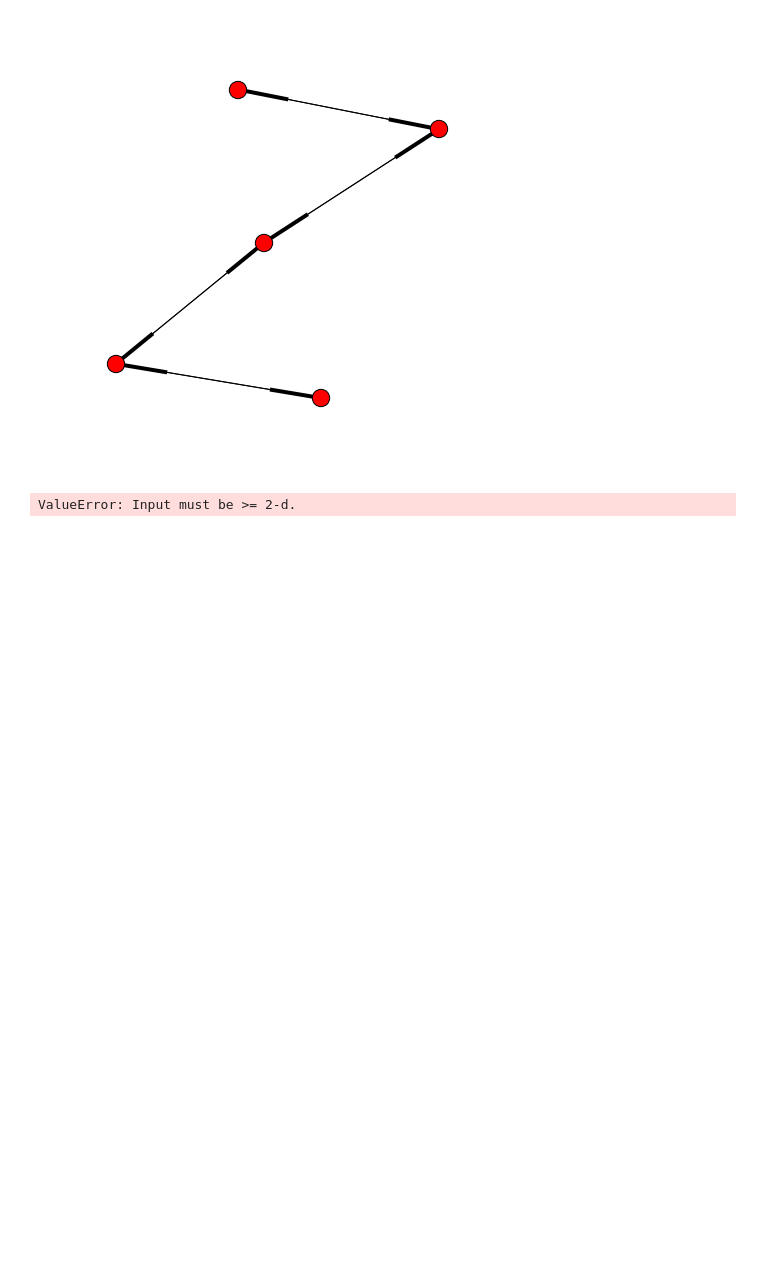
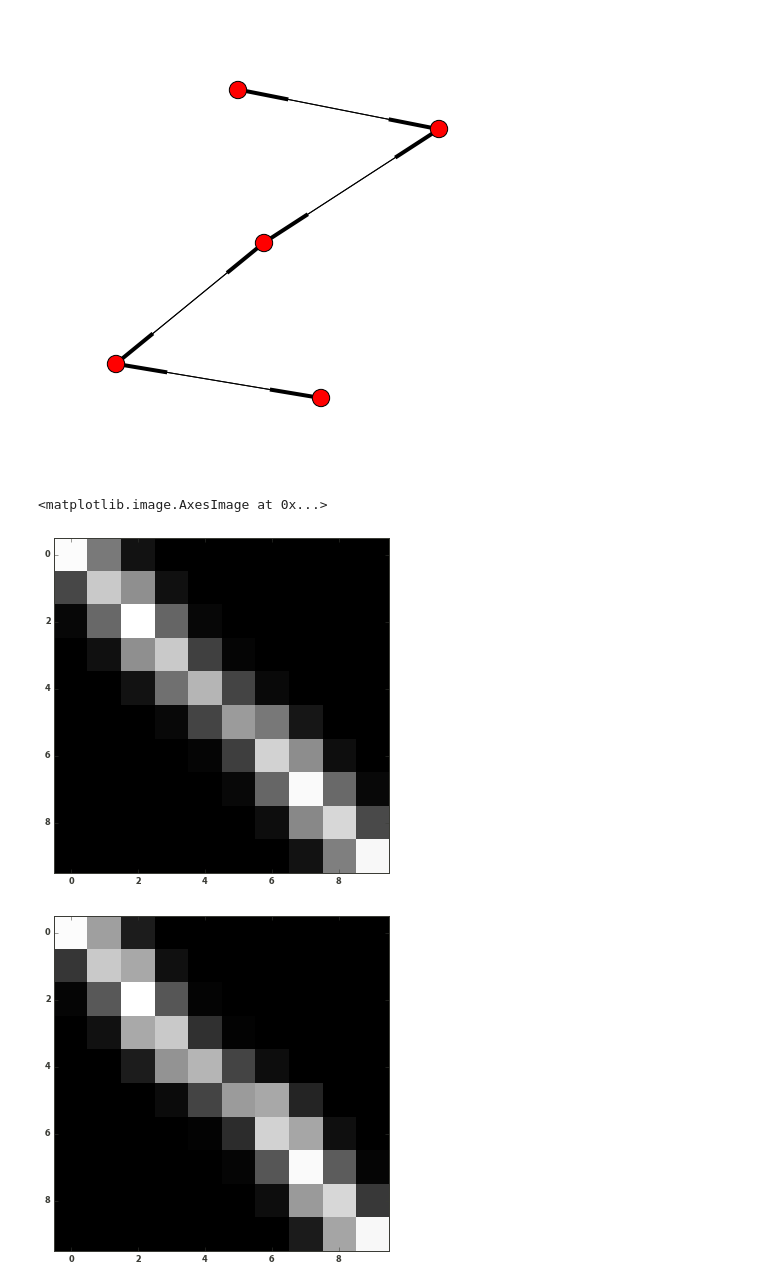
Before and after one commit to williamgilpin/netsim, a Jupyter notebook: simple_models.ipynb, the cells around one changed output. Drawn from its saved outputs; the diff is of its cells as text; code cells hidden in the pictures; blank space fills up the shorter version.

```diff
--- a/simple_models.ipynb
+++ b/simple_models.ipynb
@@ -424,7 +577,14 @@ kk=array([4,5,2,1,3])
 jumps = zip(kk[:-1],kk[1:])
 for jump in flips:
     ent += log(tmat[jump]/tmat[(jump[1],jump[0])
-# %%
-fliplr((2,3))
-# %% [output]
-ValueError: Input must be >= 2-d.
+# %%
+from lamben import *
+gg = LambEn(tmat,.75)
+tmat2 = gg.tiltmat
+imshow(tmat2)
+figure()
+imshow(tmat)
+# %% [output]
+<matplotlib.image.AxesImage at 0x...>
+[figure, added]
+[figure, added]
```
Also changed, not shown: parts of 13 cells of this notebook, 1 other file.
